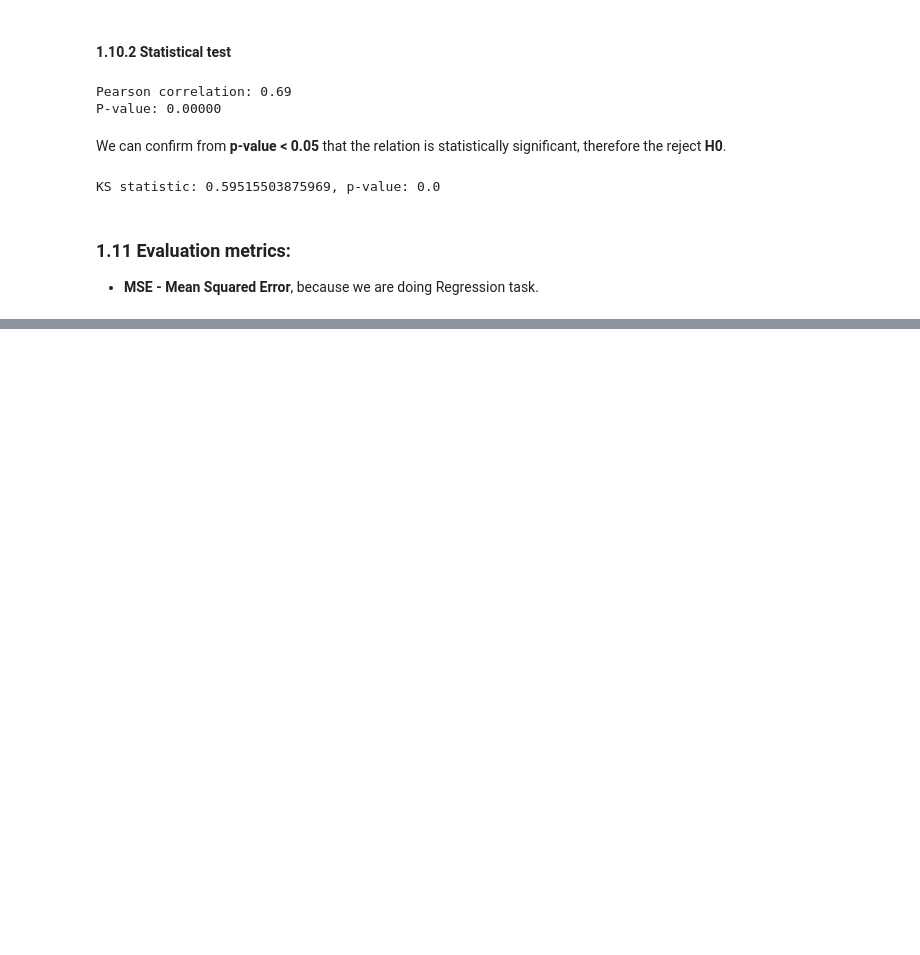
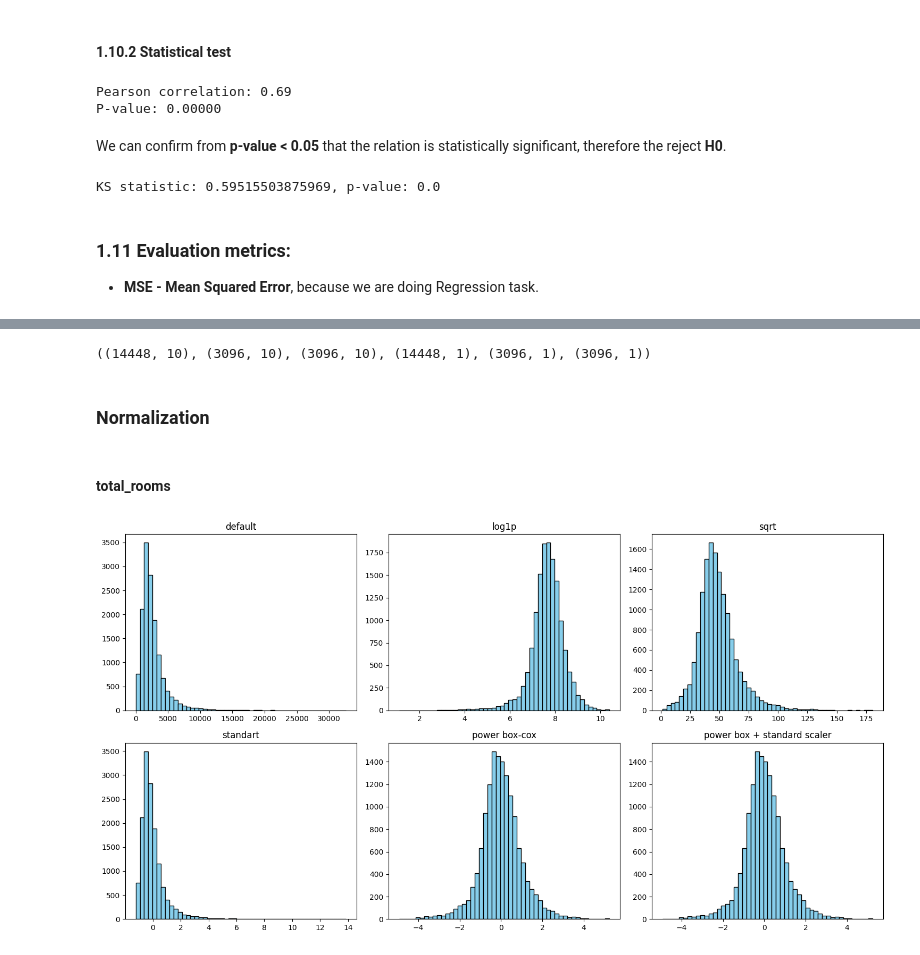
Before and after one commit to NiceeTV/ZNEUS-Projekt1, a Jupyter notebook: projekt1.ipynb, the cells around one changed output, grey strips where cells are left out. Cells and saved outputs as stored; diff of their text form; code cells hidden in the pictures; blank space fills up the shorter version.

```diff
--- a/projekt1.ipynb
+++ b/projekt1.ipynb
@@ -350,0 +425,41 @@ KS statistic: 0.59515503875969, p-value: 0.0
+# %%
+# 70 - 15 - 15 split
+x = df.drop("median_house_value", axis=1)
+y = df[["median_house_value"]]
+x_train, x_test, y_train, y_test = sklearn.model_selection.train_test_split(
+    x, y, test_size=0.3, random_state=r_seed
+)
+x_test, x_val, y_test, y_val = sklearn.model_selection.train_test_split(
+    x_test, y_test, test_size=0.5, random_state=r_seed
+)
+x_train.shape, x_test.shape, x_test.shape, y_train.shape, y_test.shape, y_val.shape
+# %% [output]
+((14448, 10), (3096, 10), (3096, 10), (14448, 1), (3096, 1), (3096, 1))
+# %% [markdown]
+### Normalization
+# %%
+def show_transformations(dfs: List[any], columns: int = 3, bins: int = 50):
+    n = len(dfs)
+    rows = (n + columns - 1) // columns
+
+    fig, axes = plt.subplots(rows, columns, figsize=(5 * columns, 4 * rows))
+    axes = axes.flatten()
+    for i, df in enumerate(dfs):
+        axes[i].hist(df[0], bins=bins, color='skyblue', edgecolor='black')
+        axes[i].set_title(df[1])
+    for j in range(i + 1, len(axes)):
+        fig.delaxes(axes[j])
+    plt.tight_layout()
+    plt.show()
+# %%
+def test_transformations(data, dfs: List[any] = [], columns: int = 3, bins: int = 50):
+    standart = preprocessing.StandardScaler().fit_transform(data)
+    power_box = preprocessing.PowerTransformer(method='box-cox').fit_transform(data)
+    show_transformations([(data, "default"), (np.log1p(data), "log1p"), (np.sqrt(data), "sqrt"),
+                      (standart, "standart"), (power_box, "power box-cox"), *dfs], columns, bins)
+# %% [markdown]
+#### total_rooms
+# %%
+test_transformations(x_train[["total_rooms"]])
+# %% [output]
+[figure, added]
```
Also changed, not shown: parts of 34 cells of this notebook, 1 other file.
